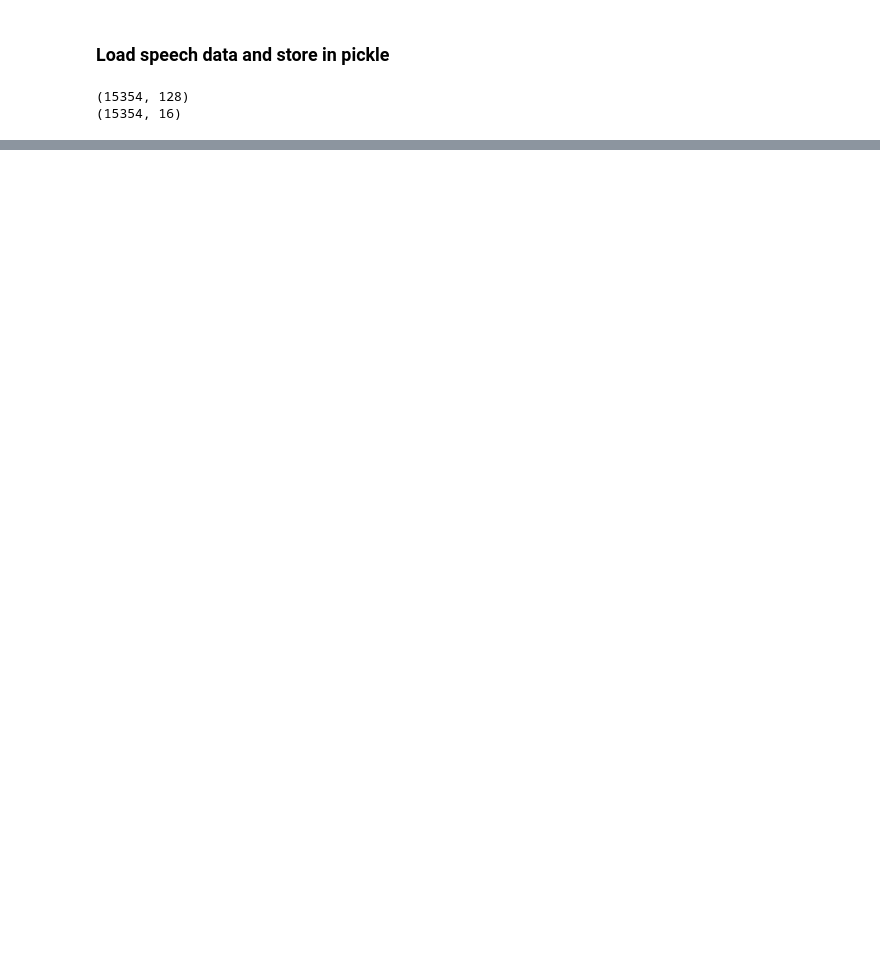
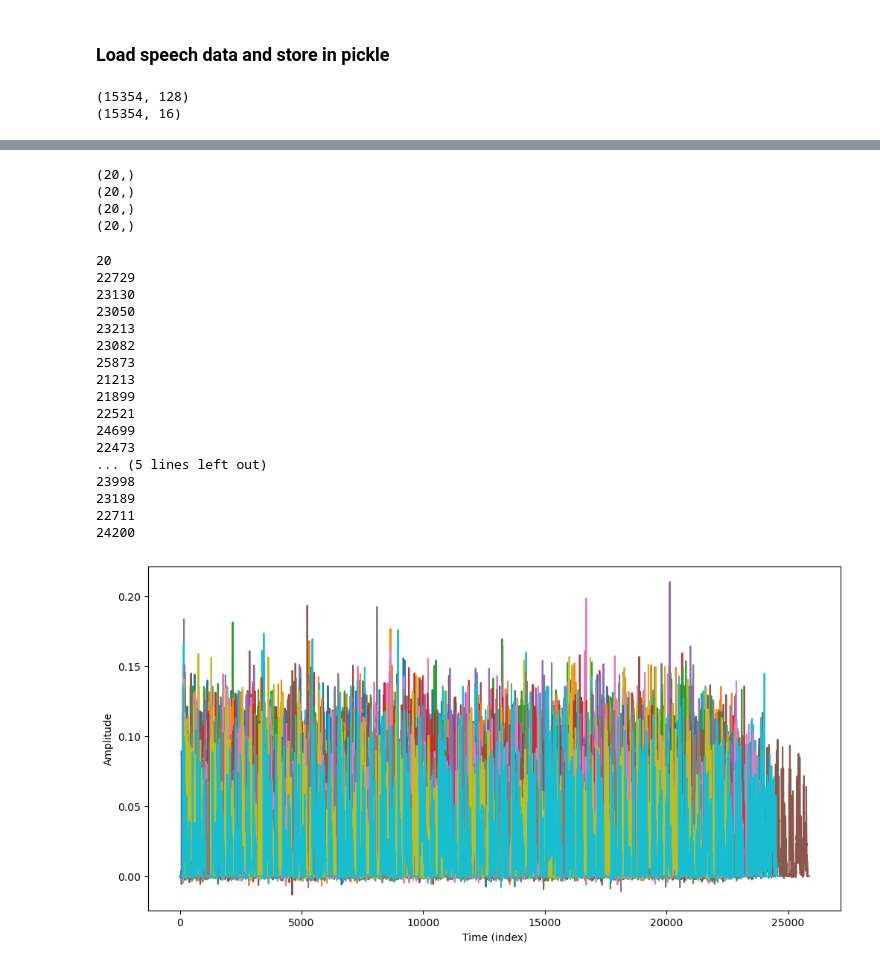
Before and after one commit to natezuk/trf-simulations, a Jupyter notebook: load_mat_data.ipynb, the cells around one changed output, grey strips where cells are left out. Drawn from its saved outputs; the diff is of its cells as text; code cells hidden in the pictures; blank space fills up the shorter version.

```diff
--- a/load_mat_data.ipynb
+++ b/load_mat_data.ipynb
@@ -35,0 +39,5 @@ with open(fn + '.pkl', 'wb') as file:
+# %%
+natspeech_pth = 'data/'
+natspeech_fn = 'dataStim.mat'
+
+ns_mat = loadmat(natspeech_pth + '\\' + natspeech_fn)
@@ -35,0 +64,40 @@ with open(fn + '.pkl', 'wb') as file:
+# %%
+ns_stim = ns_mat['stim'][0][0][5] # display stimulus values
+for n in ns_stim:
+    print(n.shape)
+# %% [output]
+(20,)
+(20,)
+(20,)
+(20,)
+# %%
+cont_vals = ns_mat['stim'][0][0][5][0]
+print(len(cont_vals))
+
+fig, ax = plt.subplots(figsize=(12,6))
+for n in cont_vals:
+    ax.plot(n)
+    print(len(n))
+
+ax.set_xlabel('Time (index)')
+ax.set_ylabel('Amplitude')
+plt.show()
+# %% [output]
+20
+22729
+23130
+23050
+23213
+23082
+25873
+21213
+21899
+22521
+24699
+22473
+... (5 lines left out)
+23998
+23189
+22711
+24200
+[figure, added]
```
Also changed, not shown: parts of 6 cells of this notebook, 2 other files.
